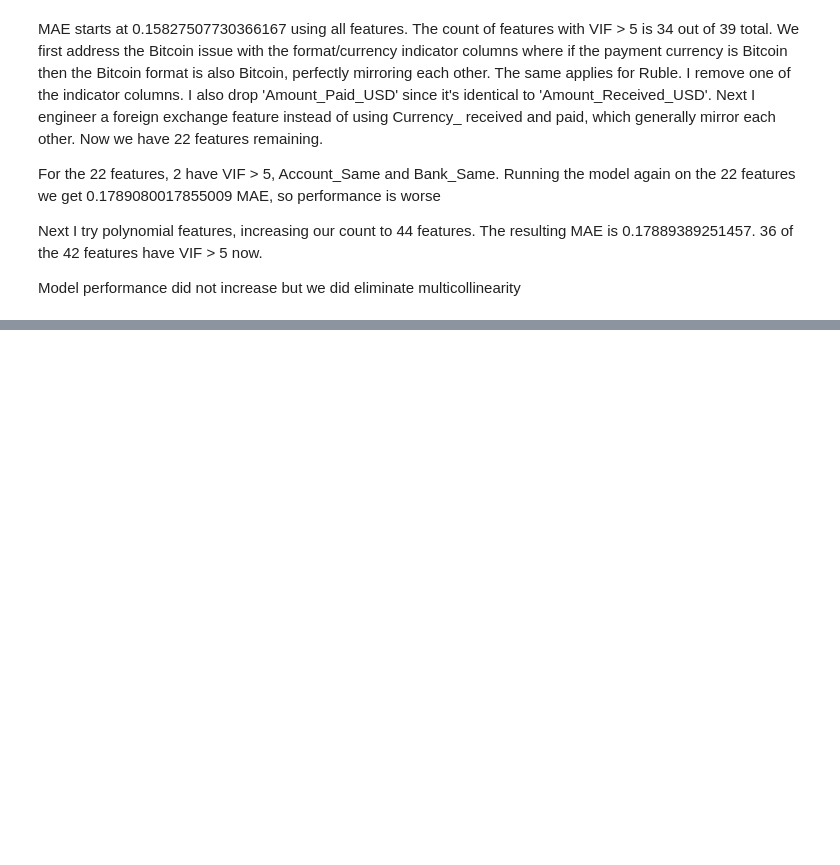
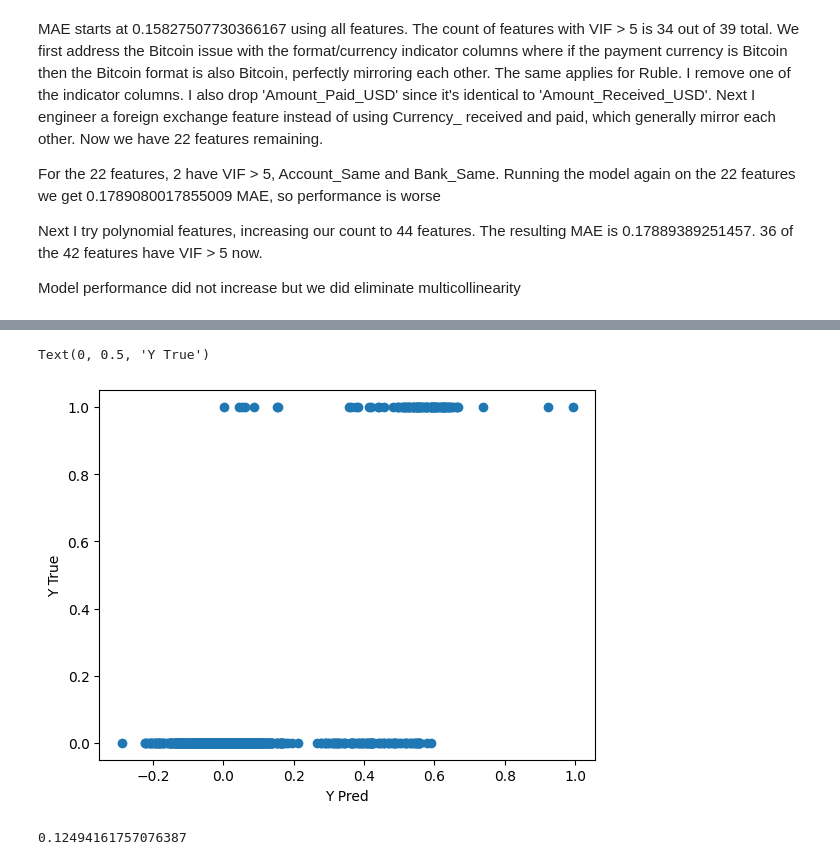
Before and after one commit to calebhadley1/DX799-capstone, a Jupyter notebook: Week1.ipynb, the cells around one changed output, grey strips where cells are left out. Saved outputs shown, nothing was run; the diff lists cells and outputs as text; code cells hidden in the pictures; blank space fills up the shorter version.

```diff
--- a/Week1.ipynb
+++ b/Week1.ipynb
@@ -745,0 +772,2 @@ Model performance did not increase but we did eliminate multicollinearity
+# %%
+y = df['Fraud']
@@ -745,0 +778,5 @@ Model performance did not increase but we did eliminate multicollinearity
+# %%
+rus = RandomUnderSampler(sampling_strategy=0.1, random_state=42)
+X_resampled, y_resampled = rus.fit_resample(X, y)
+
+print("Resampled dataset shape:", Counter(y_resampled))
@@ -745,0 +787,5 @@ Model performance did not increase but we did eliminate multicollinearity
+# %%
+X_resampled = sm.add_constant(X_resampled)
+model = sm.OLS(y_resampled, X_resampled)
+results = model.fit()
+print(results.params)
@@ -745,0 +810,13 @@ Model performance did not increase but we did eliminate multicollinearity
+# %%
+y_pred = results.predict(X_resampled)
+# %%
+plt.scatter(y_pred, y_resampled)
+plt.xlabel("Y Pred")
+plt.ylabel("Y True")
+# %% [output]
+Text(0, 0.5, 'Y True')
+[figure, added]
+# %%
+mean_absolute_error(y_true=y_resampled, y_pred=y_pred)
+# %% [output]
+0.12494161757076387
```
Also changed, not shown: parts of 45 cells of this notebook.
